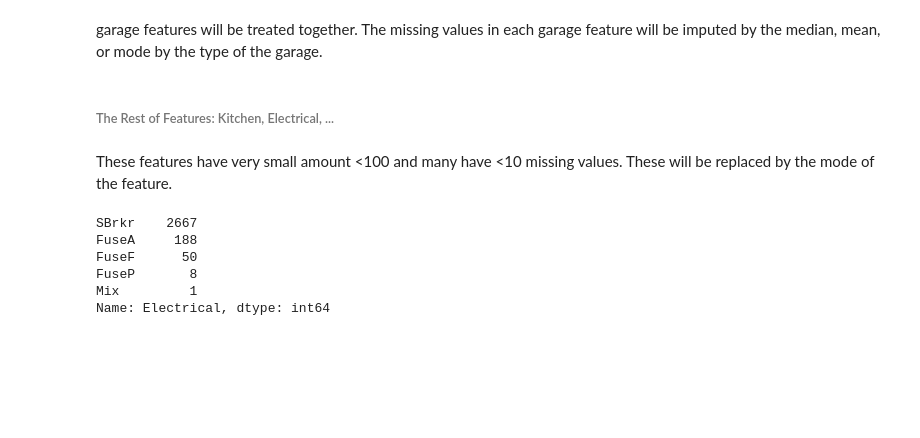
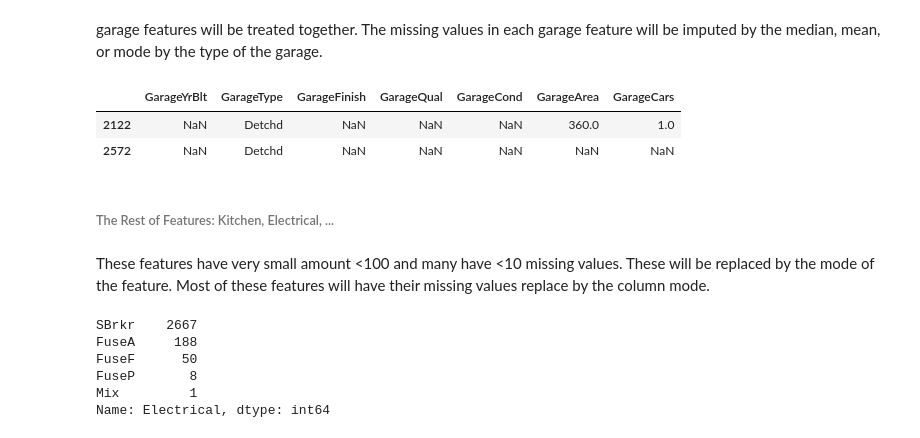
Before and after one commit to jayyangsj/Data-Science-Portfolio, a Jupyter notebook: Kaggle Competitions/House Prices: Advanced Regression Techniques/House Price Prediction.ipynb, the cells around one changed output. Saved outputs shown, nothing was run; the diff lists cells and outputs as text; code cells hidden in the pictures; blank space fills up the shorter version.

```diff
--- a/Kaggle Competitions/House Prices: Advanced Regression Techniques/House Price Prediction.ipynb
+++ b/Kaggle Competitions/House Prices: Advanced Regression Techniques/House Price Prediction.ipynb
@@ -719,0 +749,14 @@ print(all_data.MasVnrType.value_counts())
+# %%
+# All None Types with Are greater than 0 update to BrkFace type
+df.loc[(df.MasVnrType=='None') & (df.MasVnrArea>0), ['MasVnrType']] = 'BrkFace'
+
+# All Types null with Are greater than 0 update to BrkFace type
+df.loc[(df.MasVnrType.isnull()) & (df.MasVnrArea>0), ['MasVnrType']] = 'BrkFace'
+
+# All Types different from None with Are equal to 0 update to median Area of no None types with Areas
+df.loc[(df.MasVnrType!='None') &
+             (df.MasVnrArea==0), ['MasVnrArea']] = df.loc[(df.MasVnrType!='None') &
+                                                                      (df.MasVnrArea>0), ['MasVnrArea']].median()[0]
+# Filling 0 and None for records wheres both are nulls
+df.MasVnrArea = df.MasVnrArea.fillna(0)
+df.MasVnrType = df.MasVnrType.fillna('None')
@@ -731,0 +771,5 @@ print("BsmtHalfBath equal a 0: ", (all_data.BsmtHalfBath==0).sum())
+# %%
+feat = []
+for col in df.columns:
+    if 'Bsmt' in col:
+        feat.append(col)
@@ -731,0 +791,4 @@ print("BsmtHalfBath equal a 0: ", (all_data.BsmtHalfBath==0).sum())
+# %%
+for col in feat:
+    mode=df[col].mode()
+    df[col].fillna('None',inplace=True)
@@ -734,10 +832,12 @@ print("BsmtHalfBath equal a 0: ", (all_data.BsmtHalfBath==0).sum())
 # %% [markdown]
 garage features will be treated together. The missing values in each garage feature will be imputed by the median, mean, or mode by the type of the garage.
 # %%
-garage_feats = ['GarageYrBlt', 'GarageType', 'GarageFinish', 'GarageQual', 'GarageCond', 'GarageArea', 'GarageCars']
-print(df[garage_feat].isnull().sum())
-print("GarageArea = 0: ", (df.GarageArea==0).sum())
-print("GarageCars = 0: ", (df.GarageCars==0).sum())
+garage_feat = ['GarageYrBlt', 'GarageType', 'GarageFinish', 'GarageQual', 'GarageCond', 'GarageArea', 'GarageCars']
+df[garage_feat].isnull().sum()
 c = df[~df.GarageType.isnull()][garage_feat]
 c[c.GarageYrBlt.isnull()]
+# %% [output]
+|  | GarageYrBlt | GarageType | GarageFinish | GarageQual | GarageCond | GarageArea | GarageCars |
+| 2122 | NaN | Detchd | NaN | NaN | NaN | 360.0 | 1.0 |
+| 2572 | NaN | Detchd | NaN | NaN | NaN | NaN | NaN |
 # %%
@@ -783,7 +877,7 @@ all_data.GarageCond = all_data.GarageCond.fillna('NA')
 # %% [markdown]
 ###### The Rest of Features: Kitchen, Electrical, ...
 # %% [markdown]
-These features have very small amount <100 and many have <10 missing values. These will be replaced by the mode of the feature.
+These features have very small amount <100 and many have <10 missing values. These will be replaced by the mode of the feature. Most of these features will have their missing values replace by the column mode.
 # %%
 df.Electrical.value_counts()
 # %% [output]
```
Also changed, not shown: parts of 42 cells of this notebook.
